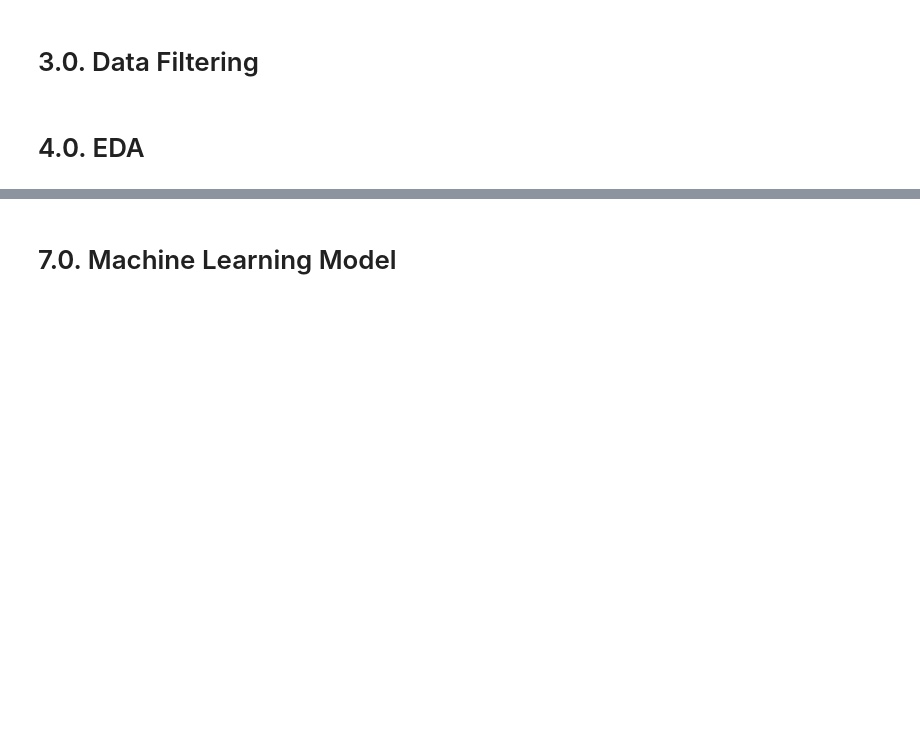
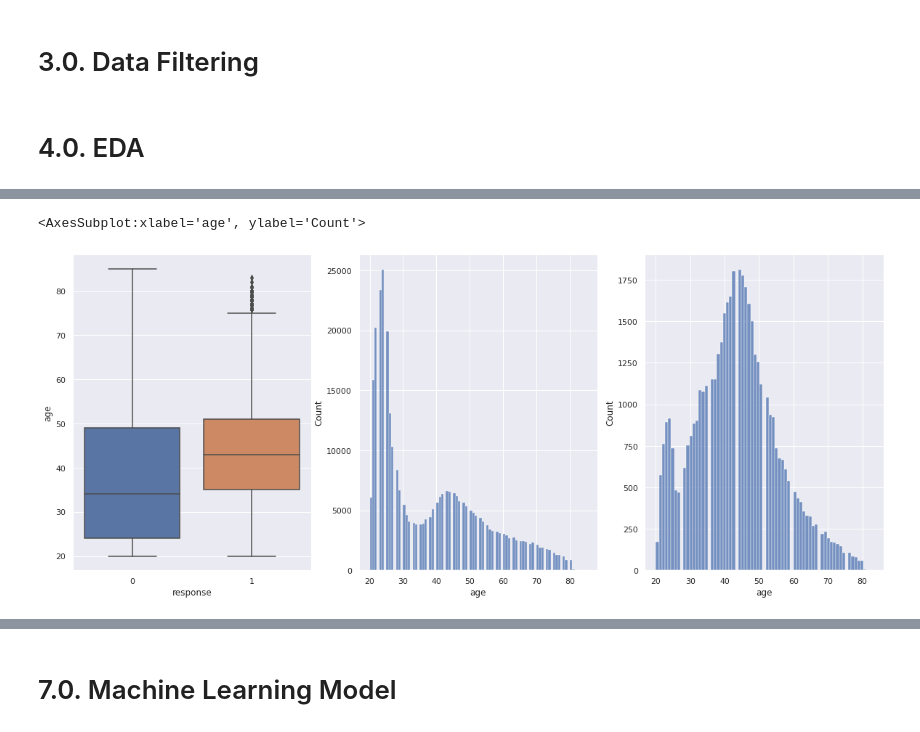
Before and after one commit to VictorTerror/Health_Insurance_Cross_Sell, a Jupyter notebook: notebooks/Health_insurance_cross_sell.ipynb, the cells around one changed output, grey strips where cells are left out. Cells and saved outputs as stored; diff of their text form; code cells hidden in the pictures; blank space fills up the shorter version.

```diff
--- a/notebooks/Health_insurance_cross_sell.ipynb
+++ b/notebooks/Health_insurance_cross_sell.ipynb
@@ -214,3 +221,5 @@ df2['vehicle_damage'] = df2['vehicle_damage'].apply( lambda x: 0 if x == "No" el
 df3 = df2.copy()
 # %% [markdown]
 # 4.0. EDA
+# %%
+df4 = df3.copy()
@@ -216,0 +252,16 @@ df3 = df2.copy()
+# %%
+# Age
+
+plt.subplot(1, 3, 1)
+sns.boxplot( x='response', y='age', data=df4)
+
+plt.subplot(1, 3, 2)
+aux00 = df4.loc[df4['response'] == 0, 'age']
+sns.histplot( aux00 )
+
+plt.subplot(1, 3, 3)
+aux00 = df4.loc[df4['response'] == 1, 'age']
+sns.histplot( aux00 )
+# %% [output]
+<AxesSubplot:xlabel='age', ylabel='Count'>
+[figure, added]
```
Also changed, not shown: parts of 46 cells of this notebook.
